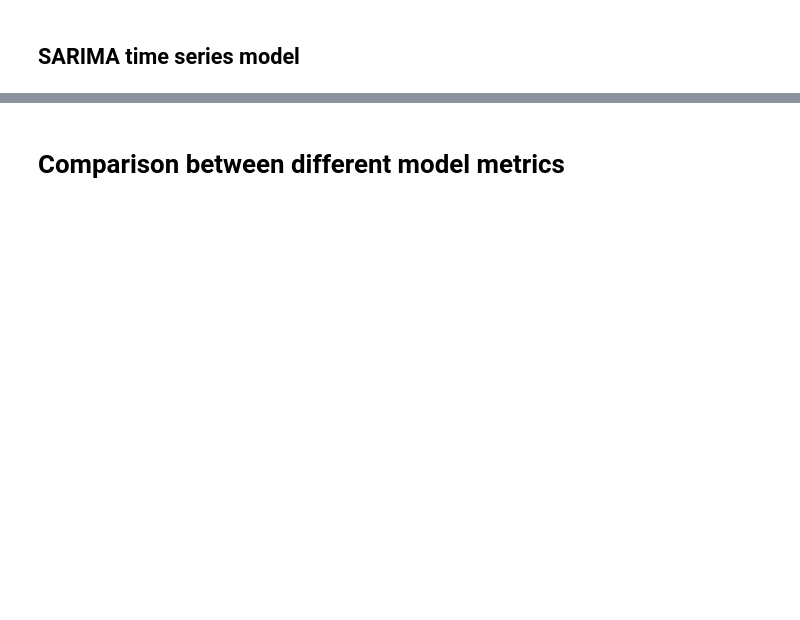
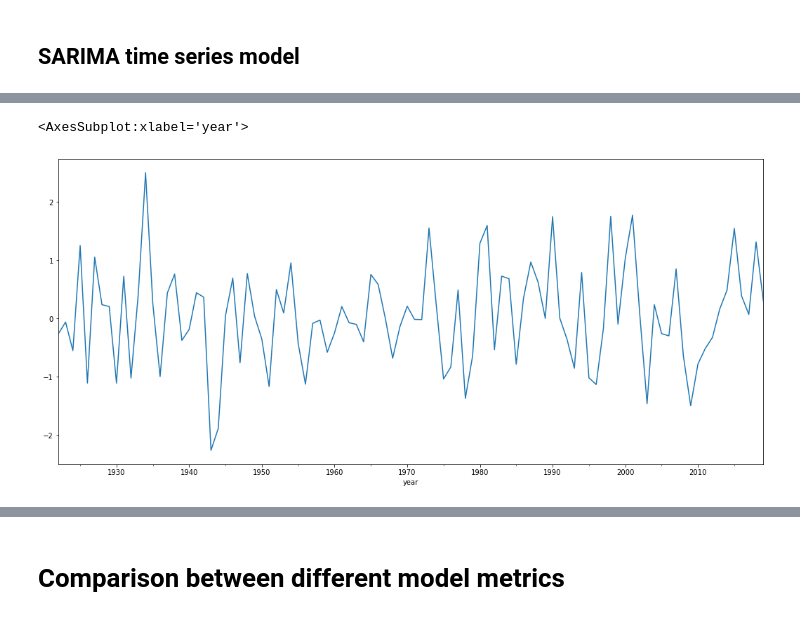
Before and after one commit to rjczanik/Coursera---Advanced-Data-Science-Capstone-Project, a Jupyter notebook: Advance data science Capstone.ipynb, the cells around one changed output, grey strips where cells are left out. Drawn from its saved outputs; the diff is of its cells as text; code cells hidden in the pictures; blank space fills up the shorter version.

```diff
--- a/Advance data science Capstone.ipynb
+++ b/Advance data science Capstone.ipynb
@@ -328 +400,9 @@ ts_s_adj.plot()
+# %%
+#With a flattened curve, or a curve not showing any more oscilationtions one would except that all seasonality effects were removed.
+ts_s_adj = ts_t_adj - ts_t_adj.shift(22)
+ts_s_adj = ts_s_adj.dropna()
+ts_s_adj.plot()
+# %% [output]
+<AxesSubplot:xlabel='year'>
+[figure, added]
 # %%
```
Also changed, not shown: parts of 36 cells of this notebook.
